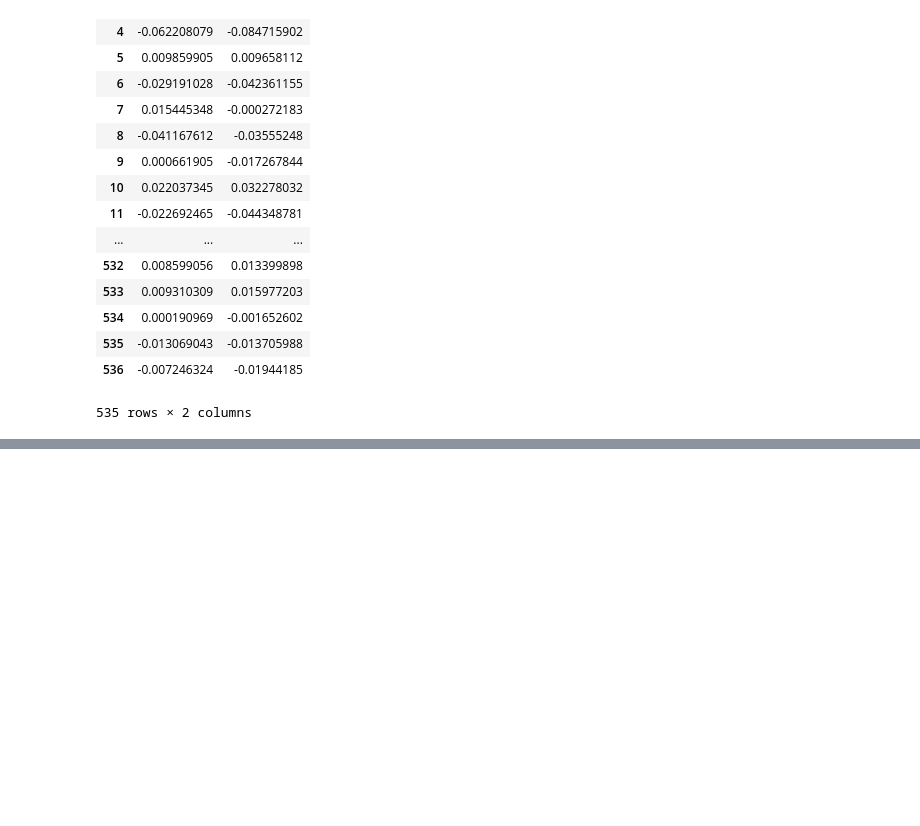
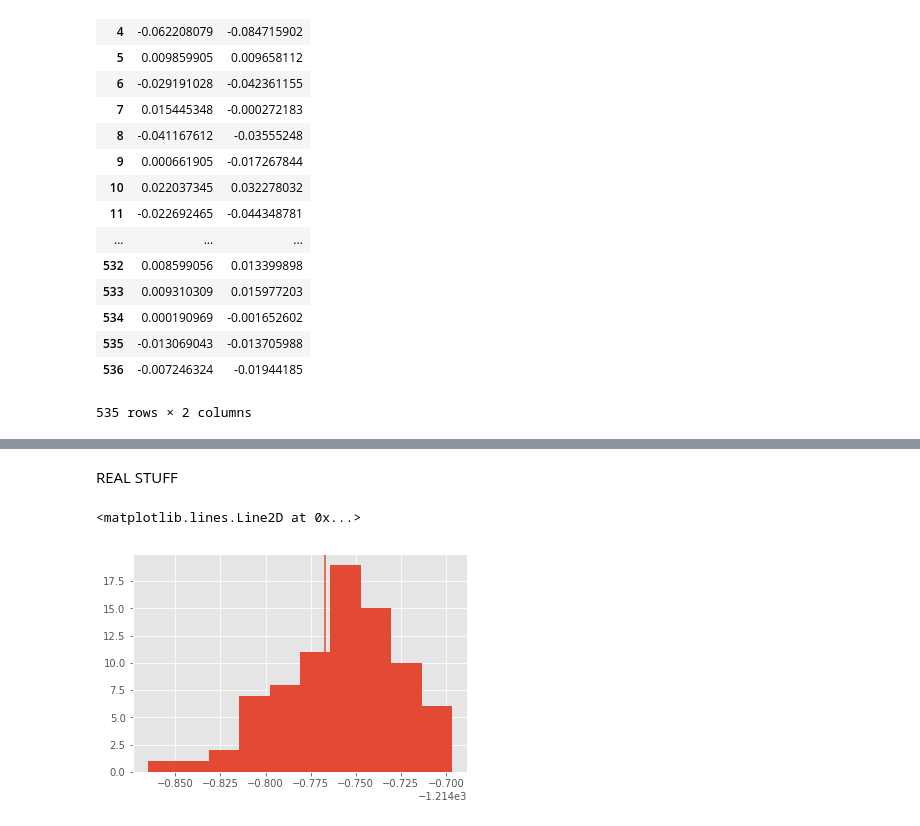
Before and after one commit to ChungChanJoe/COM6911-BBVI_in_SparseGP, a Jupyter notebook: Code/Istanbul stock dataset.ipynb, the cells around one changed output, grey strips where cells are left out. Saved outputs shown, nothing was run; the diff lists cells and outputs as text; code cells hidden in the pictures; blank space fills up the shorter version.

```diff
--- a/Code/Istanbul stock dataset.ipynb
+++ b/Code/Istanbul stock dataset.ipynb
@@ -139,0 +194,35 @@ INFO:tensorflow:Optimization terminated with:
+# %% [markdown]
+REAL STUFF
+# %%
+%matplotlib inline
+import sys
+import numpy as np
+import numpy.random as rnd
+import time
+import gpflow
+import tensorflow as tf
+import matplotlib
+import matplotlib.pyplot as plt
+plt.style.use('ggplot')
+# %%
+M = 20
+# %%
+def init():
+    kern = gpflow.kernels.RBF(X_train.shape[1],1)
+    from scipy.cluster.vq import kmeans
+    Z = kmeans(X_train, M)[0]
+    m = gpflow.models.SVGP(X_train, y_train, kern, gpflow.likelihoods.Gaussian(), Z, minibatch_size=len(X_train))
+    return m
+
+m = init()
+# %%
+ground_truth = m.compute_log_likelihood()
+m.X.set_batch_size(80)
+m.Y.set_batch_size(80)
+evals = [m.compute_log_likelihood() for _ in range(80)]
+# %%
+plt.hist(evals)
+plt.axvline(ground_truth)
+# %% [output]
+<matplotlib.lines.Line2D at 0x...>
+[figure, added]
```
Also changed, not shown: parts of 28 cells of this notebook.
